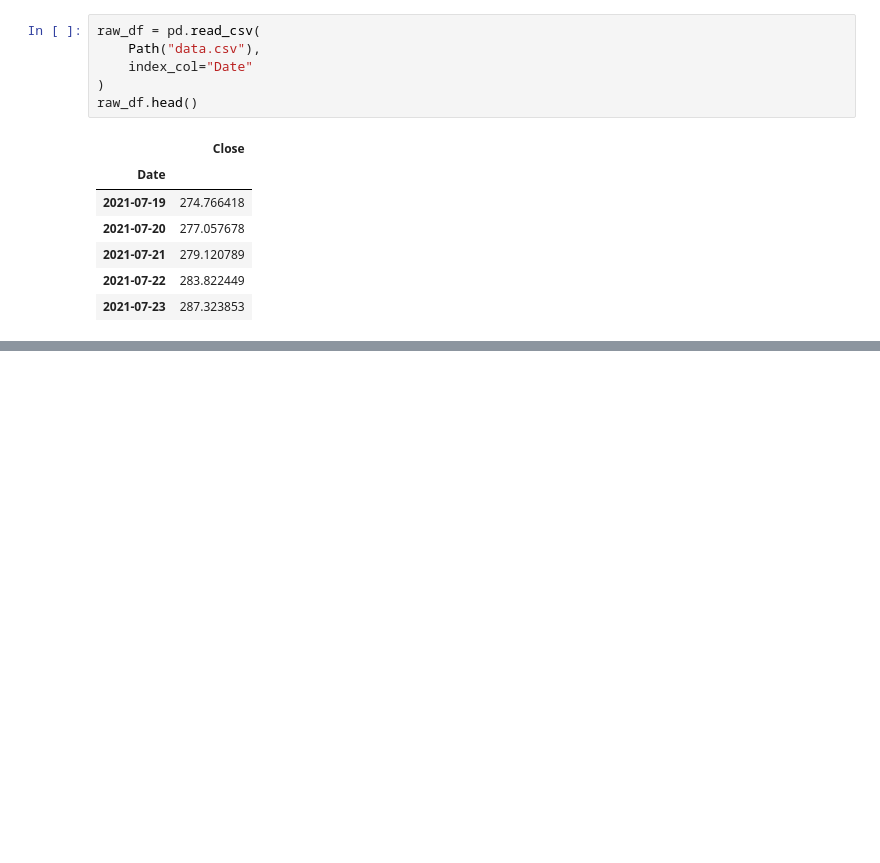
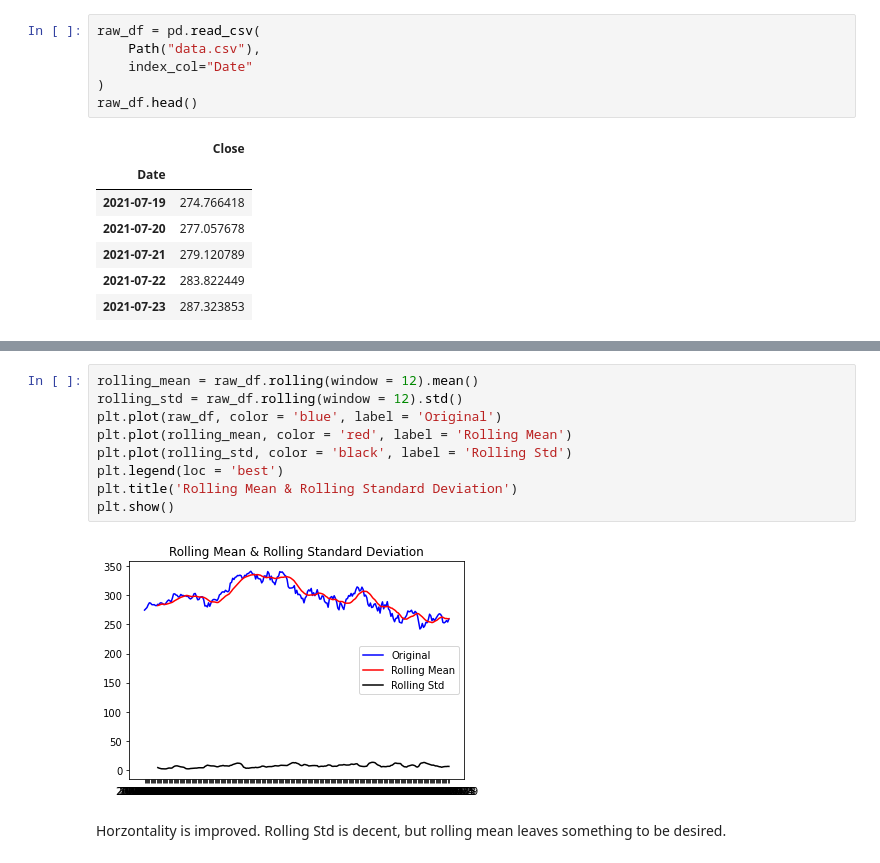
Before and after one commit to danicavalera/ARIMA, a Jupyter notebook: arima.ipynb, the cells around one changed output, grey strips where cells are left out. Cells and saved outputs as stored; diff of their text form; blank space fills up the shorter version.

```diff
--- a/arima.ipynb
+++ b/arima.ipynb
@@ -17,0 +54,14 @@ raw_df.head()
+# %%
+rolling_mean = raw_df.rolling(window = 12).mean()
+rolling_std = raw_df.rolling(window = 12).std()
+plt.plot(raw_df, color = 'blue', label = 'Original')
+plt.plot(rolling_mean, color = 'red', label = 'Rolling Mean')
+plt.plot(rolling_std, color = 'black', label = 'Rolling Std')
+plt.legend(loc = 'best')
+plt.title('Rolling Mean & Rolling Standard Deviation')
+plt.show()
+# %% [output]
+[figure, added]
+# %% [markdown]
+Horzontality is improved.
+Rolling Std is decent, but rolling mean leaves something to be desired.
```
Also changed, not shown: parts of 11 cells of this notebook.
